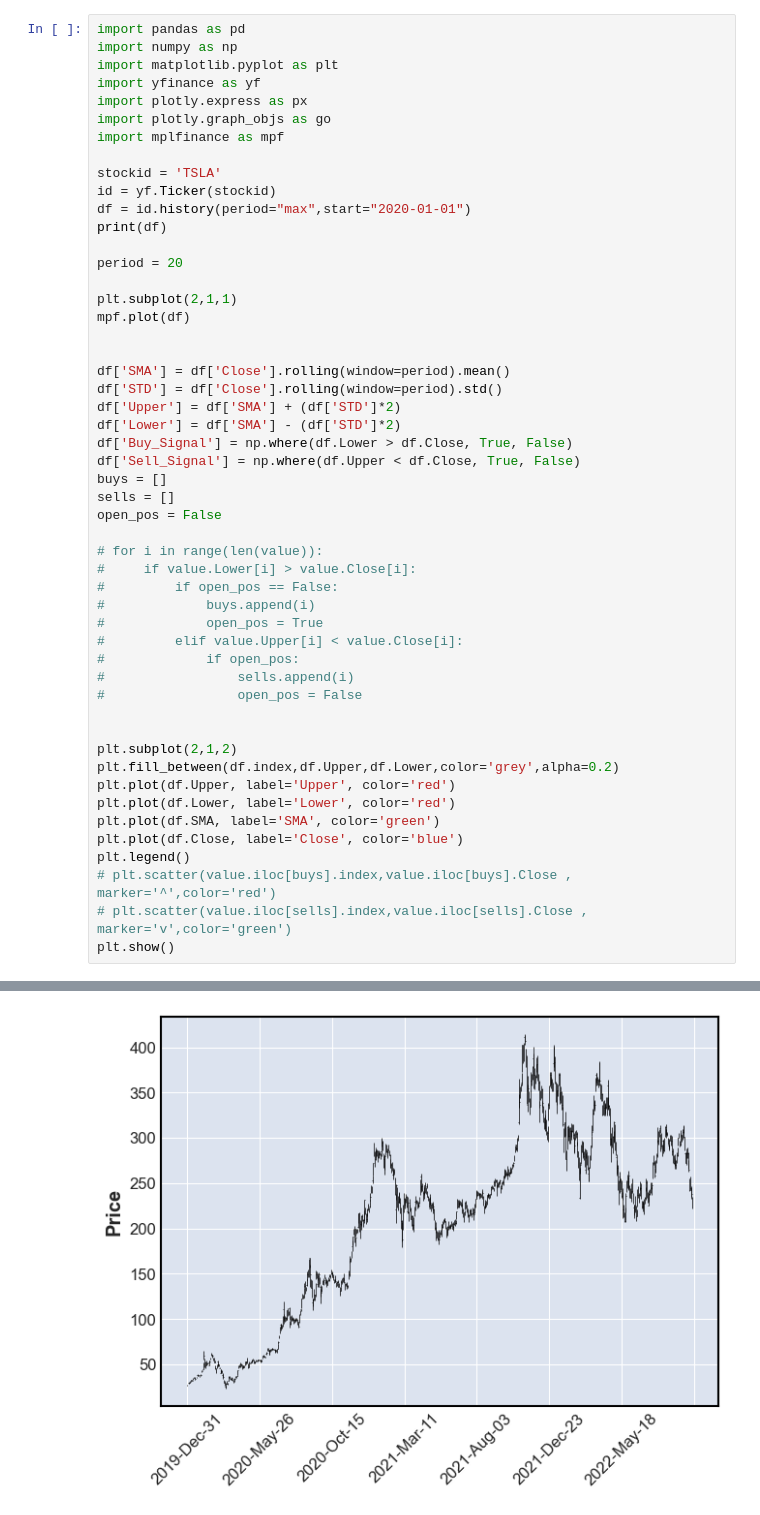
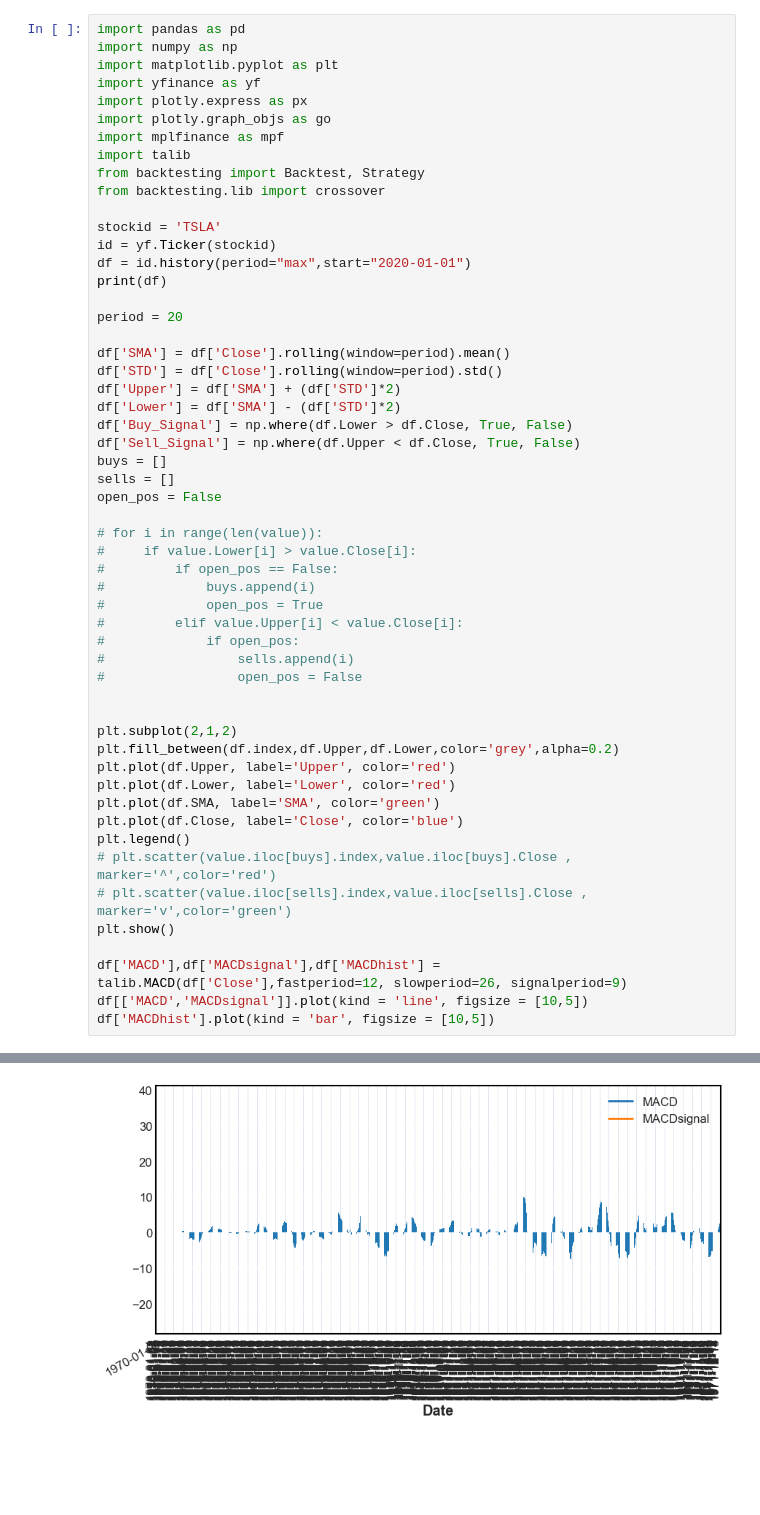
Before and after one commit to AlainChang/Program-Trading, a Jupyter notebook: macd.ipynb, the cells around one changed output, grey strips where cells are left out. Saved outputs shown, nothing was run; the diff lists cells and outputs as text; blank space fills up the shorter version.

```diff
--- a/macd.ipynb
+++ b/macd.ipynb
@@ -6,6 +6,9 @@ import yfinance as yf
 import plotly.express as px
 import plotly.graph_objs as go
 import mplfinance as mpf
+import talib
+from backtesting import Backtest, Strategy
+from backtesting.lib import crossover
 
 stockid = 'TSLA'
 id = yf.Ticker(stockid)
@@ -13,10 +16,6 @@ df = id.history(period="max",start="2020-01-01")
 print(df)
 
 period = 20
-
-plt.subplot(2,1,1)
-mpf.plot(df)
-
 
 df['SMA'] = df['Close'].rolling(window=period).mean()
 df['STD'] = df['Close'].rolling(window=period).std()
@@ -49,6 +48,10 @@ plt.legend()
 # plt.scatter(value.iloc[buys].index,value.iloc[buys].Close , marker='^',color='red')
 # plt.scatter(value.iloc[sells].index,value.iloc[sells].Close , marker='v',color='green')
 plt.show()
+
+df['MACD'],df['MACDsignal'],df['MACDhist'] =  talib.MACD(df['Close'],fastperiod=12, slowperiod=26, signalperiod=9)
+df[['MACD','MACDsignal']].plot(kind = 'line', figsize = [10,5])
+df['MACDhist'].plot(kind = 'bar', figsize = [10,5])
 # %% [output]
                   Open        High         Low       Close     Volume  \
 Date
@@ -83 +75 @@ Date
-[figure, old version]
+[figure, new version]
```
Also changed, not shown: parts of 2 cells of this notebook, 10 other files.
